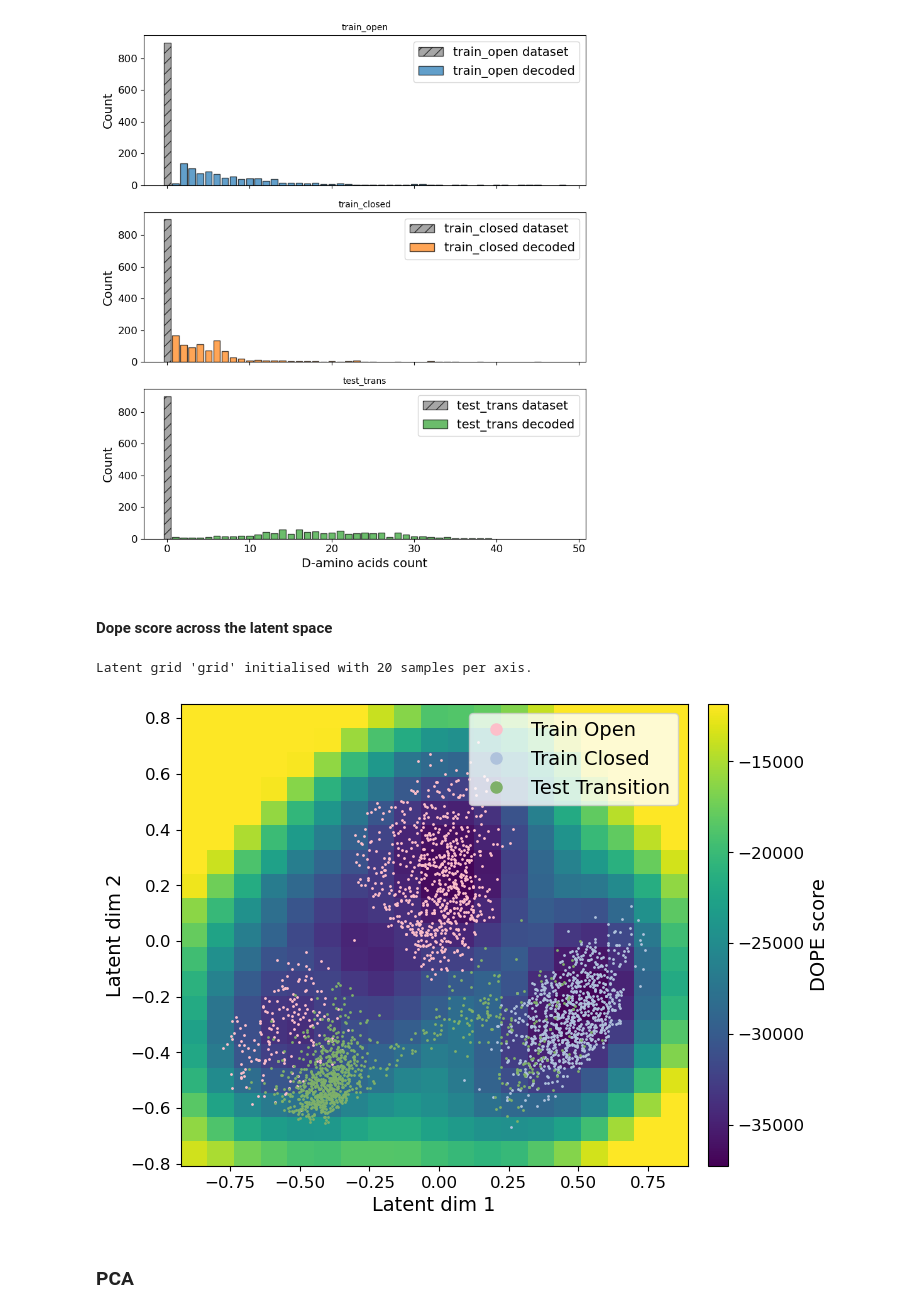
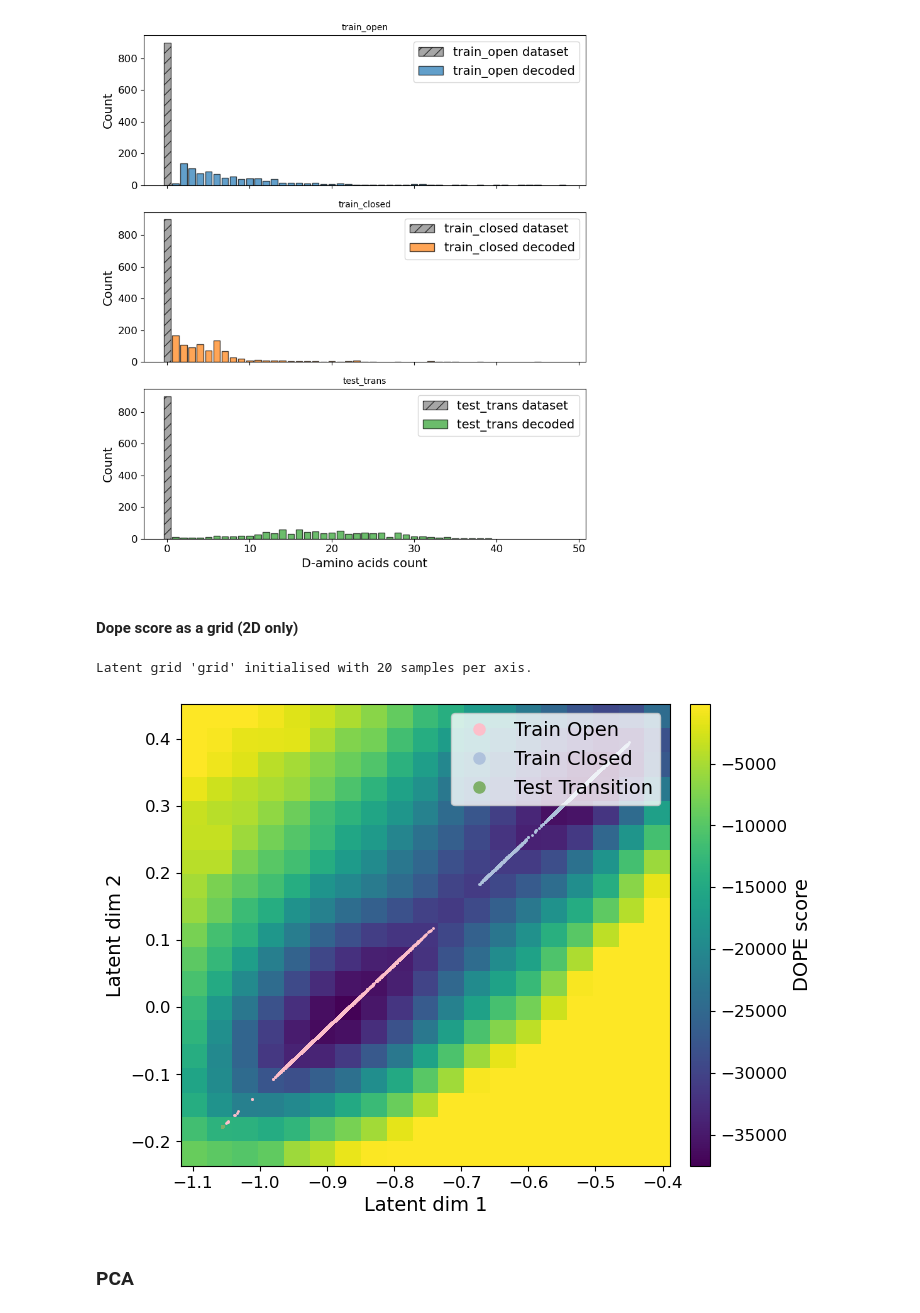
Before and after one commit to briandaniel14/molearn, a Jupyter notebook: analysis/cnn_multi_dim.ipynb, the cells around one changed output. Saved outputs shown, nothing was run; the diff lists cells and outputs as text; code cells hidden in the pictures.

```diff
--- a/analysis/cnn_multi_dim.ipynb
+++ b/analysis/cnn_multi_dim.ipynb
@@ -171,36 +268,39 @@ plot_inversion_hist(MA,
 # %% [output]
 [figure]
 # %% [markdown]
-#### Dope score across the latent space
+#### Dope score as a grid (2D only)
 # %%
-# We first setup a latent grid whose boundaries encompass all datasets.
-if "grid" not in MA._encoded:
-    grid_key = MA.setup_grid(samples=20)
-    print(f"Latent grid '{grid_key}' initialised with {MA.n_samples} samples per axis.")
-else:
-    grid_key = "grid"
-    print("Re-using previously initialised latent grid.")
+for latent_dim in [2]:
 
-# Next, we compute the DOPE surface over the latent grid.
-dope_surface, xvals, yvals = MA.scan_dope(refine=True)
-surface_clip = np.percentile(dope_surface, 80)
 
-dope_plot_data = [
-    ("train_open", "Train Open", "#FDBFCA", "scatter"),
-    ("train_closed", "Train Closed", "#AFC2DC", "scatter"),
-    ("test_trans", "Test Transition", "#7FB069", "scatter"),
-]
+    if "grid" not in MAs[latent_dim]._encoded:
+        grid_key = MAs[latent_dim].setup_grid(samples=20) #kernel restart is required to change this value
+        print(f"Latent grid '{grid_key}' initialised with {MAs[latent_dim].n_samples} samples per axis.")
+    else:
+        grid_key = "grid"
+        print("Re-using previously initialised latent grid.")
 
-plot_dope_surface(
-    MA,
-    refine=True,
-    truncate_at=surface_clip,
-    plot_data=dope_plot_data,
-    cmap="viridis",
-    bbox_inches="tight",
-)
+    refine = True
+
+    dope_surface, xvals, yvals = MAs[latent_dim].scan_dope(refine=refine)
+    surface_clip = np.percentile(dope_surface, 80)
+
+    dope_plot_data = [
+        ("train_open", "Train Open", "#FDBFCA", "scatter"),
+        ("train_closed", "Train Closed", "#AFC2DC", "scatter"),
+        ("test_trans", "Test Transition", "#7FB069", "scatter"),
+    ]
+
+    plot_dope_surface(
+        MAs[latent_dim],
+        refine=refine,
+        truncate_at=surface_clip,
+        plot_data=dope_plot_data,
+        cmap="viridis",
+        bbox_inches="tight",
+    )
 # %% [output]
 Latent grid 'grid' initialised with 20 samples per axis.
-[figure, old version]
+[figure, new version]
 # %% [markdown]
 ### PCA
```
Also changed, not shown: parts of 14 cells of this notebook, 41 other files.
